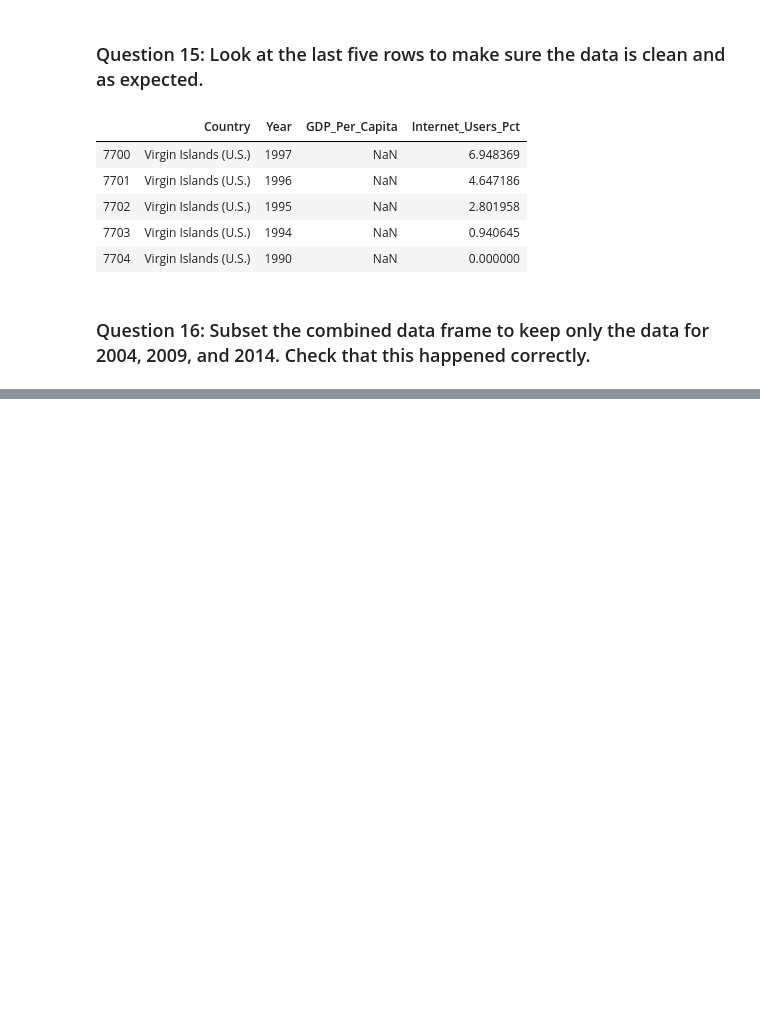
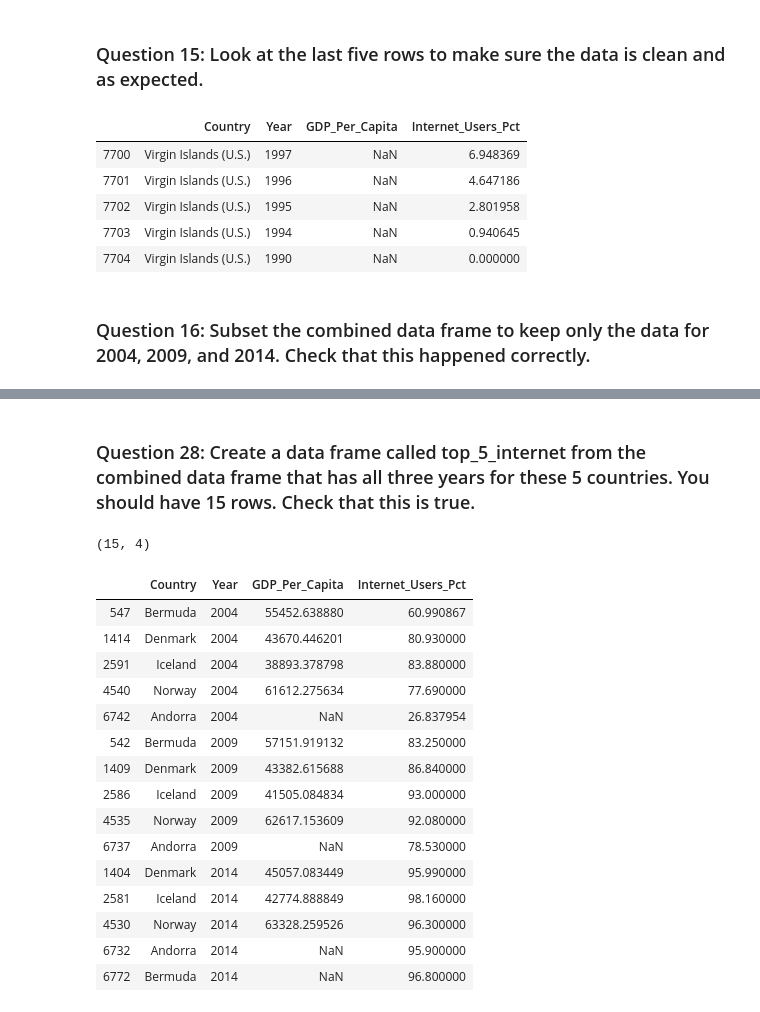
Before and after one commit to CatSchmalzer/gdp-and-internet, a Jupyter notebook: notebooks/un_data_explore.ipynb, the cells around one changed output, grey strips where cells are left out. Saved outputs shown, nothing was run; the diff lists cells and outputs as text; code cells hidden in the pictures; blank space fills up the shorter version.

```diff
--- a/notebooks/un_data_explore.ipynb
+++ b/notebooks/un_data_explore.ipynb
@@ -165,0 +356,28 @@ gdp_and_internet_use.tail(5)
+# %% [markdown]
+### Question 28: Create a data frame called top_5_internet from the combined data frame that has all three years for these 5 countries. You should have 15 rows. Check that this is true.
+# %%
+temp_top = pd.concat([gdp_and_internet_2004, gdp_and_internet_2009, gdp_and_internet_2014])
+country_list = ['Iceland', 'Bermuda', 'Norway', 'Denmark', 'Andorra']
+top_5_internet  = temp_top.query("Country in @country_list")
+top_5_internet.shape
+# %% [output]
+(15, 4)
+# %%
+top_5_internet
+# %% [output]
+|  | Country | Year | GDP_Per_Capita | Internet_Users_Pct |
+| 547 | Bermuda | 2004 | 55452.638880 | 60.990867 |
+| 1414 | Denmark | 2004 | 43670.446201 | 80.930000 |
+| 2591 | Iceland | 2004 | 38893.378798 | 83.880000 |
+| 4540 | Norway | 2004 | 61612.275634 | 77.690000 |
+| 6742 | Andorra | 2004 | NaN | 26.837954 |
+| 542 | Bermuda | 2009 | 57151.919132 | 83.250000 |
+| 1409 | Denmark | 2009 | 43382.615688 | 86.840000 |
+| 2586 | Iceland | 2009 | 41505.084834 | 93.000000 |
+| 4535 | Norway | 2009 | 62617.153609 | 92.080000 |
+| 6737 | Andorra | 2009 | NaN | 78.530000 |
+| 1404 | Denmark | 2014 | 45057.083449 | 95.990000 |
+| 2581 | Iceland | 2014 | 42774.888849 | 98.160000 |
+| 4530 | Norway | 2014 | 63328.259526 | 96.300000 |
+| 6732 | Andorra | 2014 | NaN | 95.900000 |
+| 6772 | Bermuda | 2014 | NaN | 96.800000 |
```
Also changed, not shown: parts of 36 cells of this notebook.
